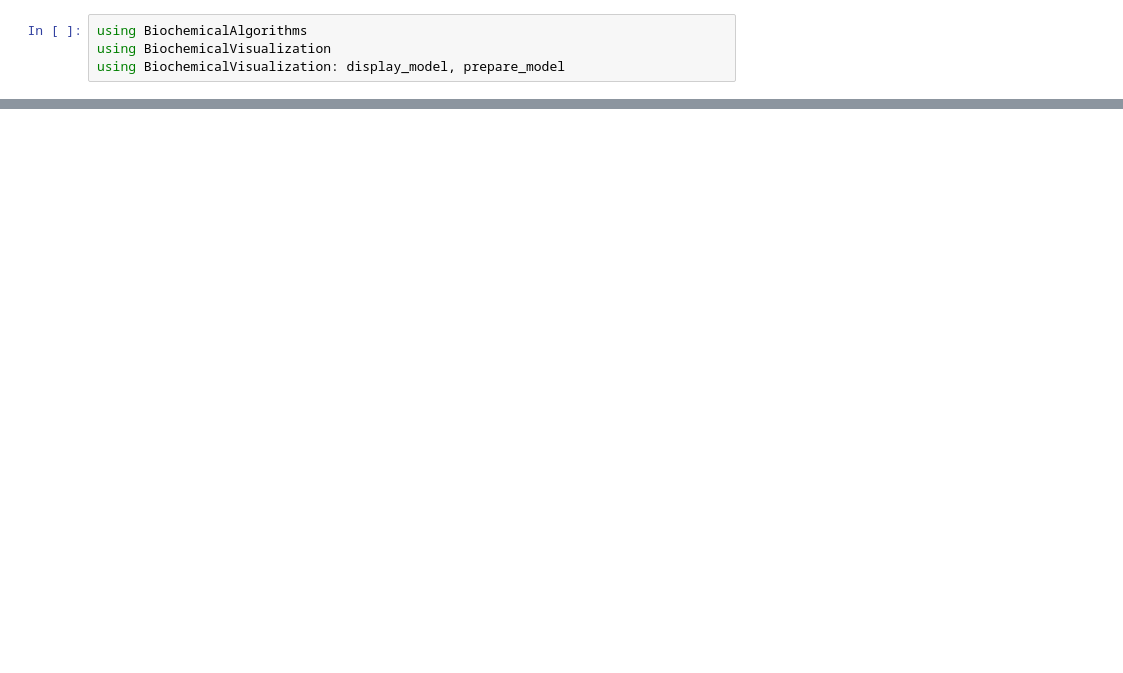
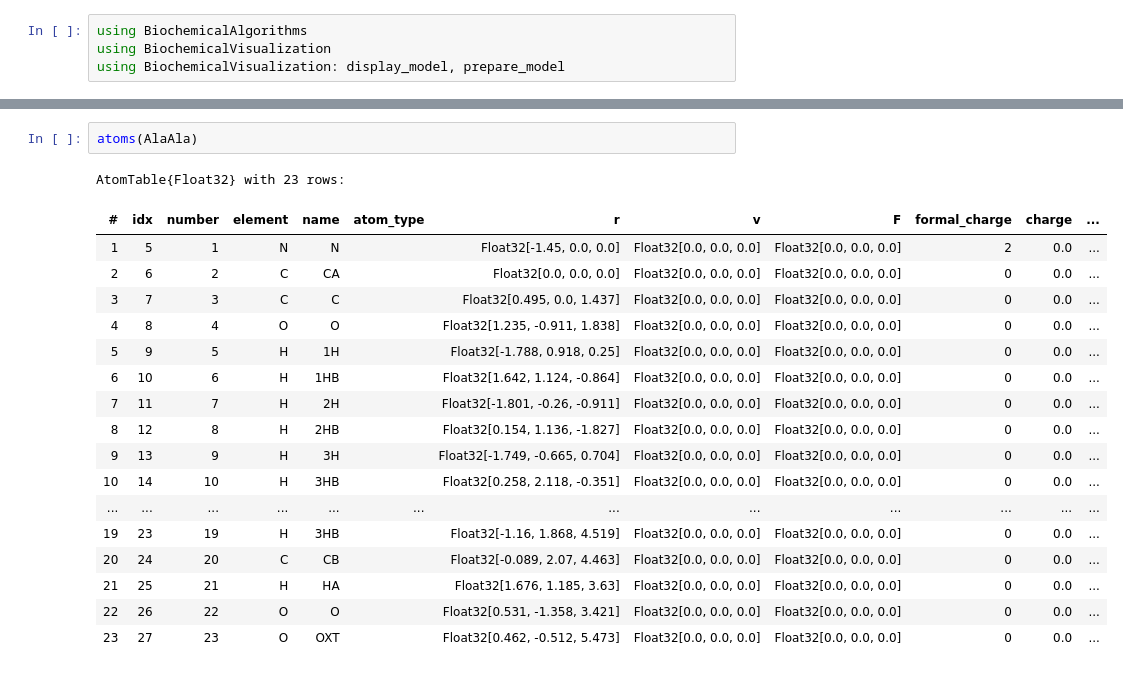
Before and after one commit to deFlip99/BioChemBA_PS, a Jupyter notebook: testbook.ipynb, the cells around one changed output, grey strips where cells are left out. Drawn from its saved outputs; the diff is of its cells as text; blank space fills up the shorter version.

```diff
--- a/testbook.ipynb
+++ b/testbook.ipynb
@@ -34,0 +120,21 @@ display_model(AlaAla)
+# %%
+atoms(AlaAla)
+# %% [output]
+AtomTable{Float32} with 23 rows:
+| # | idx | number | element | name | atom_type | r | v | F | formal_charge | charge | ... |
+| 1 | 5 | 1 | N | N |  | Float32[-1.45, 0.0, 0.0] | Float32[0.0, 0.0, 0.0] | Float32[0.0, 0.0, 0.0] | 2 | 0.0 | ... |
+| 2 | 6 | 2 | C | CA |  | Float32[0.0, 0.0, 0.0] | Float32[0.0, 0.0, 0.0] | Float32[0.0, 0.0, 0.0] | 0 | 0.0 | ... |
+| 3 | 7 | 3 | C | C |  | Float32[0.495, 0.0, 1.437] | Float32[0.0, 0.0, 0.0] | Float32[0.0, 0.0, 0.0] | 0 | 0.0 | ... |
+| 4 | 8 | 4 | O | O |  | Float32[1.235, -0.911, 1.838] | Float32[0.0, 0.0, 0.0] | Float32[0.0, 0.0, 0.0] | 0 | 0.0 | ... |
+| 5 | 9 | 5 | H | 1H |  | Float32[-1.788, 0.918, 0.25] | Float32[0.0, 0.0, 0.0] | Float32[0.0, 0.0, 0.0] | 0 | 0.0 | ... |
+| 6 | 10 | 6 | H | 1HB |  | Float32[1.642, 1.124, -0.864] | Float32[0.0, 0.0, 0.0] | Float32[0.0, 0.0, 0.0] | 0 | 0.0 | ... |
+| 7 | 11 | 7 | H | 2H |  | Float32[-1.801, -0.26, -0.911] | Float32[0.0, 0.0, 0.0] | Float32[0.0, 0.0, 0.0] | 0 | 0.0 | ... |
+| 8 | 12 | 8 | H | 2HB |  | Float32[0.154, 1.136, -1.827] | Float32[0.0, 0.0, 0.0] | Float32[0.0, 0.0, 0.0] | 0 | 0.0 | ... |
+| 9 | 13 | 9 | H | 3H |  | Float32[-1.749, -0.665, 0.704] | Float32[0.0, 0.0, 0.0] | Float32[0.0, 0.0, 0.0] | 0 | 0.0 | ... |
+| 10 | 14 | 10 | H | 3HB |  | Float32[0.258, 2.118, -0.351] | Float32[0.0, 0.0, 0.0] | Float32[0.0, 0.0, 0.0] | 0 | 0.0 | ... |
+| ... | ... | ... | ... | ... | ... | ... | ... | ... | ... | ... | ... |
+| 19 | 23 | 19 | H | 3HB |  | Float32[-1.16, 1.868, 4.519] | Float32[0.0, 0.0, 0.0] | Float32[0.0, 0.0, 0.0] | 0 | 0.0 | ... |
+| 20 | 24 | 20 | C | CB |  | Float32[-0.089, 2.07, 4.463] | Float32[0.0, 0.0, 0.0] | Float32[0.0, 0.0, 0.0] | 0 | 0.0 | ... |
+| 21 | 25 | 21 | H | HA |  | Float32[1.676, 1.185, 3.63] | Float32[0.0, 0.0, 0.0] | Float32[0.0, 0.0, 0.0] | 0 | 0.0 | ... |
+| 22 | 26 | 22 | O | O |  | Float32[0.531, -1.358, 3.421] | Float32[0.0, 0.0, 0.0] | Float32[0.0, 0.0, 0.0] | 0 | 0.0 | ... |
+| 23 | 27 | 23 | O | OXT |  | Float32[0.462, -0.512, 5.473] | Float32[0.0, 0.0, 0.0] | Float32[0.0, 0.0, 0.0] | 0 | 0.0 | ... |
```
Also changed, not shown: parts of 10 cells of this notebook, 6 other files.
